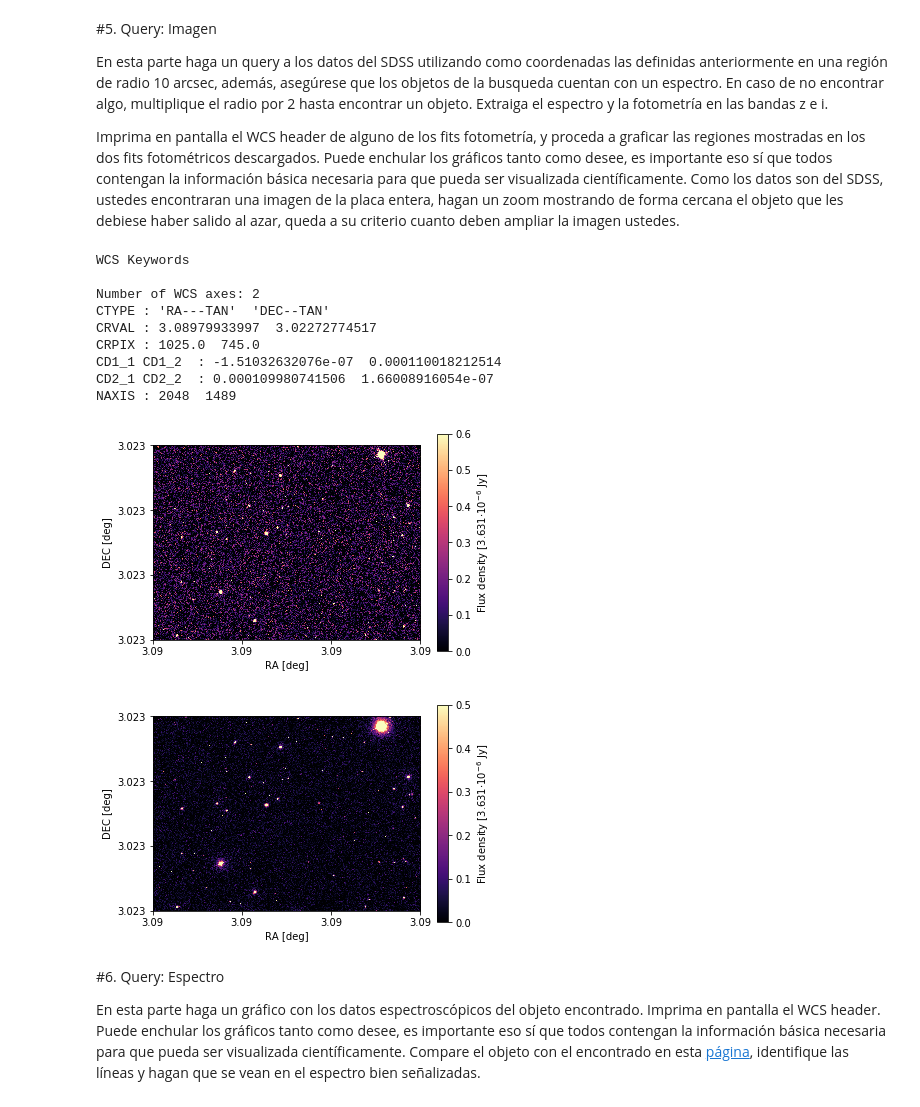
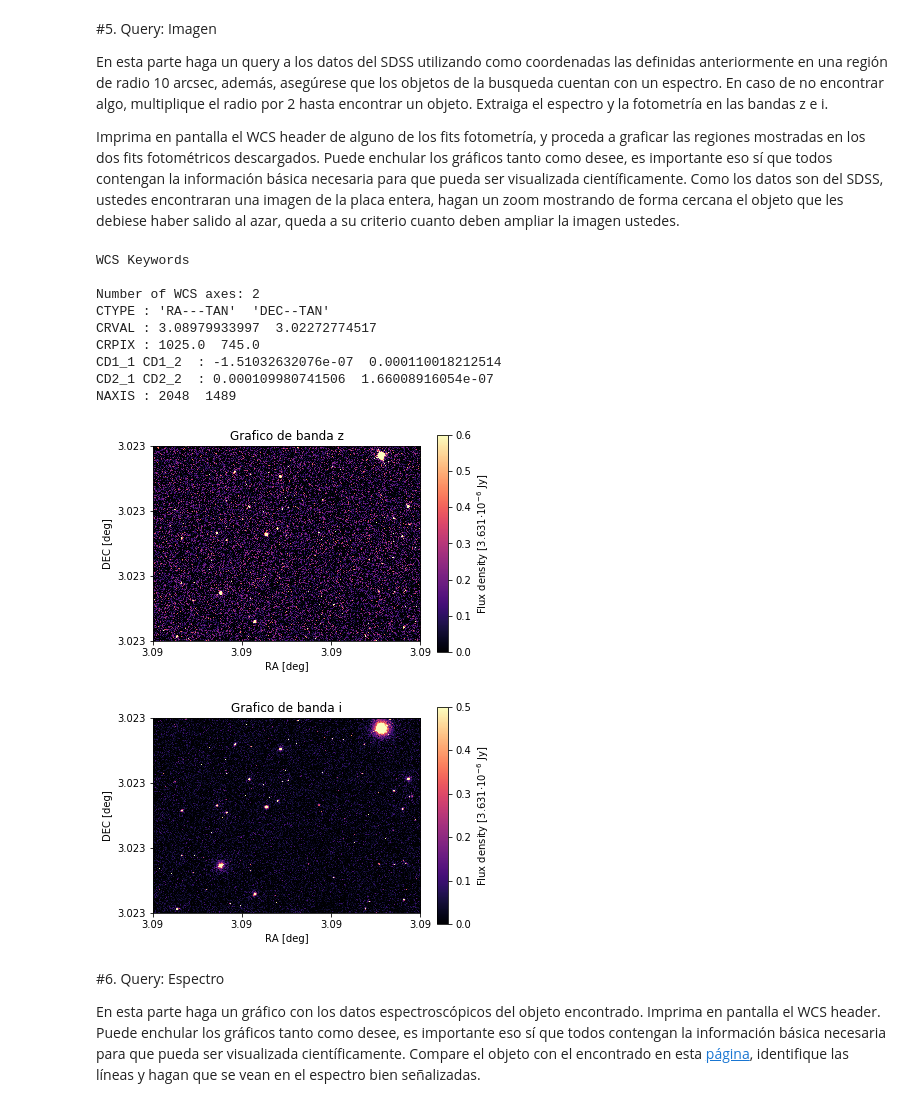
Before and after one commit to scarlett-plaza/minitarea4, a Jupyter notebook: minitarea4.ipynb, the cells around one changed output. Saved outputs shown, nothing was run; the diff lists cells and outputs as text; code cells hidden in the pictures.

```diff
--- a/minitarea4.ipynb
+++ b/minitarea4.ipynb
@@ -229,10 +233,10 @@ En esta parte haga un query a los datos del SDSS utilizando como coordenadas las
 Imprima en pantalla el WCS header de alguno de los fits fotometría, y proceda a graficar las regiones mostradas en los dos fits fotométricos descargados. Puede enchular los gráficos tanto como desee, es importante eso sí que todos contengan la información básica necesaria para que pueda ser visualizada científicamente. Como los datos son del SDSS, ustedes encontraran una imagen de la placa entera, hagan un zoom mostrando de forma cercana el objeto que les debiese haber salido al azar, queda a su criterio cuanto deben ampliar la imagen ustedes.
 # %%
 sp = SDSS.get_spectra(matches=xid)
-imz = SDSS.get_images(matches=xid, band='z') #fotometría en la banda g
-imi = SDSS.get_images(matches=xid, band='i') #fotometría en la banda u
+imz = SDSS.get_images(matches=xid, band='z')
+imi = SDSS.get_images(matches=xid, band='i')
 header = imz[0][0].header
-wcs = WCS(header) #permite leer el header world coordinate system
+wcs = WCS(header)
 print wcs
 
 
@@ -243,41 +247,44 @@ ra = step1 + header['CRVAL1']
 delt2 = np.arange(0,header['NAXIS2']) - (header['CRPIX2']-1)
 step2 = delt2*header['CD2_2']
 dec = step2 + header['CRVAL2']
 
 dataz = imz[0][0].data
 datai = imi[0][0].data
 
-#imagen banda g
+
 plt.imshow(dataz,cmap='magma',origin='lower',vmin=0,vmax=0.6)
-plt.xticks((0,len(ra)/3,2*len(ra)/3,len(ra)),(round(ra[0],3),round(ra[len(ra)/3],3),round(ra[2*len(ra)/3],3),round(ra[-1],3))) #xticks, tupla con numeros originales, tupla con nuevos digitos
-plt.yticks((0,len(dec)/3,2*len(dec)/3,len(dec)),(round(dec[0],3),round(dec[len(dec)/3],3),round(dec[2*len(dec)/3],3),round(dec[-1],3))) #yticks, tupla con numeros originales, tupla con nuevos digitos
+
+plt.xticks((0,len(ra)/3,2*len(ra)/3,len(ra)),(round(ra[0],3),round(ra[len(ra)/3],3),round(ra[2*len(ra)/3],3),round(ra[-1],3)))
+plt.yticks((0,len(dec)/3,2*len(dec)/3,len(dec)),(round(dec[0],3),round(dec[len(dec)/3],3),round(dec[2*len(dec)/3],3),round(dec[-1],3)))
+plt.title("Grafico de banda z")
 plt.xlabel('RA [deg]')
 plt.ylabel('DEC [deg]')
 cb = plt.colorbar()
 cb.set_label('Flux density [3.631$ \cdot 10^{-6}$ Jy]')
 plt.show()
 
-#imagen banda u
+
 plt.imshow(datai,cmap='magma',origin='lower',vmin=0,vmax=0.5)
-plt.xticks((0,len(ra)/3,2*len(ra)/3,len(ra)),(round(ra[0],3),round(ra[len(ra)/3],3),round(ra[2*len(ra)/3],3),round(ra[-1],3))) #xticks, tupla con numeros originales, tupla con nuevos digitos
-plt.yticks((0,len(dec)/3,2*len(dec)/3,len(dec)),(round(dec[0],3),round(dec[len(dec)/3],3),round(dec[2*len(dec)/3],3),round(dec[-1],3))) #yticks, tupla con numeros originales, tupla con nuevos digitos
+plt.xticks((0,len(ra)/3,2*len(ra)/3,len(ra)),(round(ra[0],3),round(ra[len(ra)/3],3),round(ra[2*len(ra)/3],3),round(ra[-1],3)))
+plt.yticks((0,len(dec)/3,2*len(dec)/3,len(dec)),(round(dec[0],3),round(dec[len(dec)/3],3),round(dec[2*len(dec)/3],3),round(dec[-1],3)))
+plt.title("Grafico de banda i")
 plt.xlabel('RA [deg]')
 plt.ylabel('DEC [deg]')
 cb = plt.colorbar()
 cb.set_label('Flux density [3.631$ \cdot 10^{-6}$ Jy]')
 plt.show()
 # %% [output]
 WCS Keywords
 
 Number of WCS axes: 2
 CTYPE : 'RA---TAN'  'DEC--TAN'
 CRVAL : 3.08979933997  3.02272774517
 CRPIX : 1025.0  745.0
 CD1_1 CD1_2  : -1.51032632076e-07  0.000110018212514
 CD2_1 CD2_2  : 0.000109980741506  1.66008916054e-07
 NAXIS : 2048  1489
-[figure, old version]
+[figure, new version]
-[figure, old version]
+[figure, new version]
 # %% [markdown]
 #6. Query: Espectro
 
```
Also changed, not shown: parts of 5 cells of this notebook.
